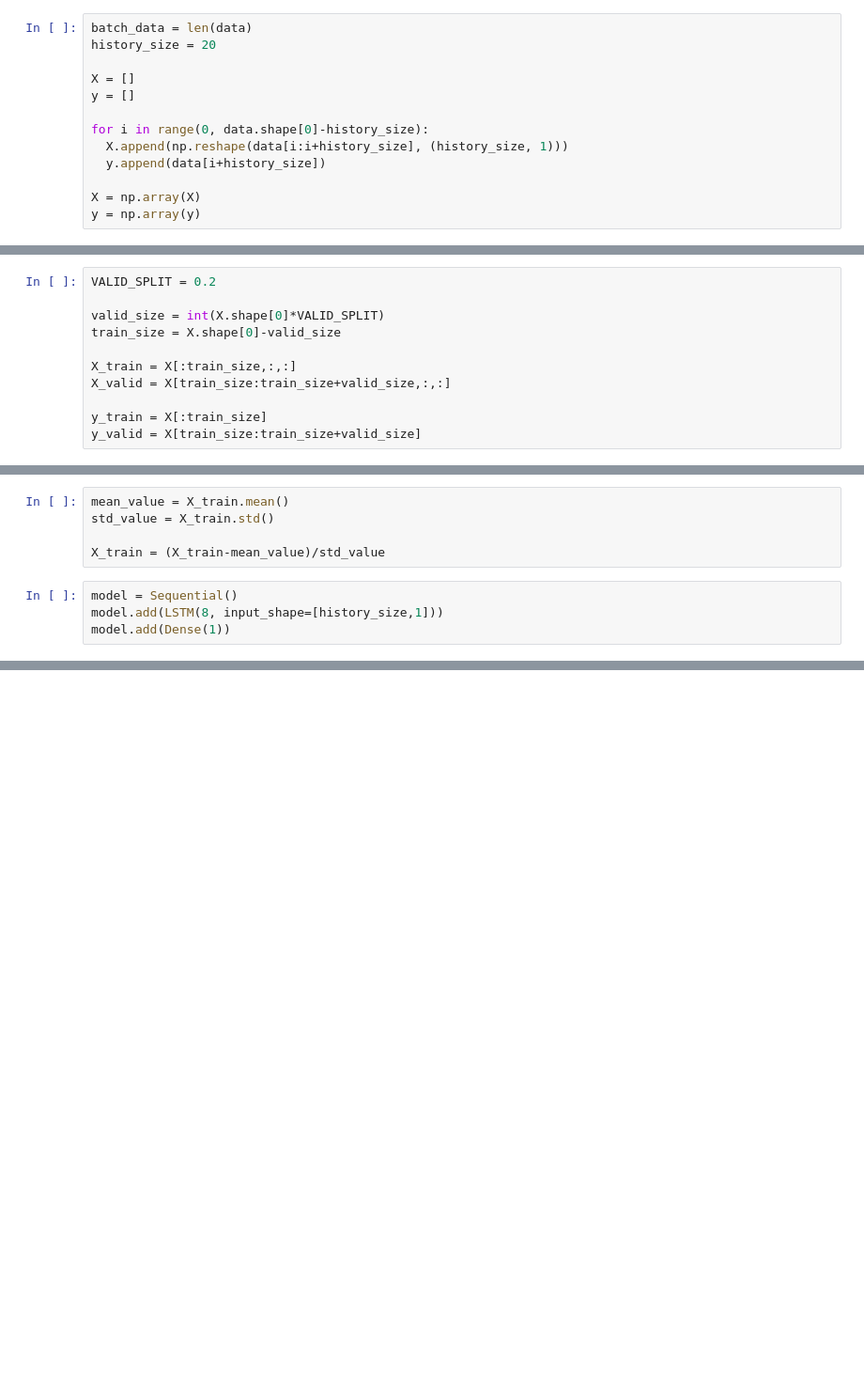
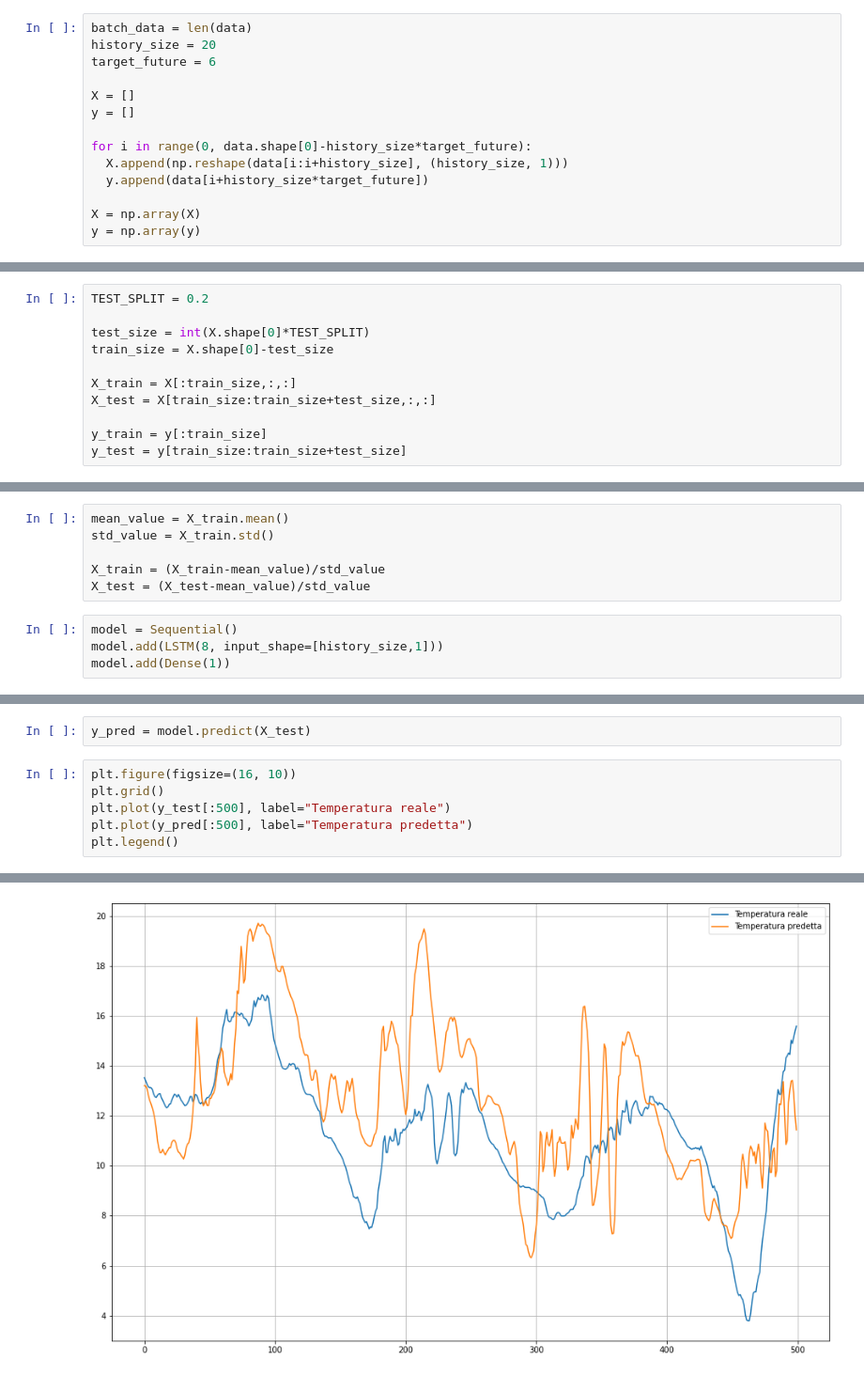
Before and after one commit to ProfAI/tf00, a Jupyter notebook: 11 - Serie Storiche/weather_prediction.ipynb, the cells around one changed output, grey strips where cells are left out. Shown at 94% size. Drawn from its saved outputs; the diff is of its cells as text; blank space fills up the shorter version.

```diff
--- a/11 - Serie Storiche/weather_prediction.ipynb
+++ b/11 - Serie Storiche/weather_prediction.ipynb
@@ -39,13 +40,14 @@ data = df["T (degC)"].values
 # %%
 batch_data = len(data)
 history_size = 20
+target_future = 6
 
 X = []
 y = []
 
-for i in range(0, data.shape[0]-history_size):
+for i in range(0, data.shape[0]-history_size*target_future):
   X.append(np.reshape(data[i:i+history_size], (history_size, 1)))
-  y.append(data[i+history_size])
+  y.append(data[i+history_size*target_future])
 
 X = np.array(X)
 y = np.array(y)
@@ -52,11 +62,11 @@ y = np.array(y)
 # %%
-VALID_SPLIT = 0.2
+TEST_SPLIT = 0.2
 
-valid_size = int(X.shape[0]*VALID_SPLIT)
-train_size = X.shape[0]-valid_size
+test_size = int(X.shape[0]*TEST_SPLIT)
+train_size = X.shape[0]-test_size
 
 X_train = X[:train_size,:,:]
-X_valid = X[train_size:train_size+valid_size,:,:]
+X_test = X[train_size:train_size+test_size,:,:]
 
-y_train = X[:train_size]
-y_valid = X[train_size:train_size+valid_size]
+y_train = y[:train_size]
+y_test = y[train_size:train_size+test_size]
@@ -73,6 +75,7 @@ mean_value = X_train.mean()
 std_value = X_train.std()
 
 X_train = (X_train-mean_value)/std_value
+X_test = (X_test-mean_value)/std_value
 # %%
 model = Sequential()
 model.add(LSTM(8, input_shape=[history_size,1]))
@@ -89,0 +103,9 @@ X.shape
+# %%
+y_pred = model.predict(X_test)
+# %%
+plt.figure(figsize=(16, 10))
+plt.grid()
+plt.plot(y_test[:500], label="Temperatura reale")
+plt.plot(y_pred[:500], label="Temperatura predetta")
+plt.legend()
+# %% [output]
@@ -89,0 +113 @@ X.shape
+[figure, added]
```
Also changed, not shown: parts of 10 cells of this notebook.
